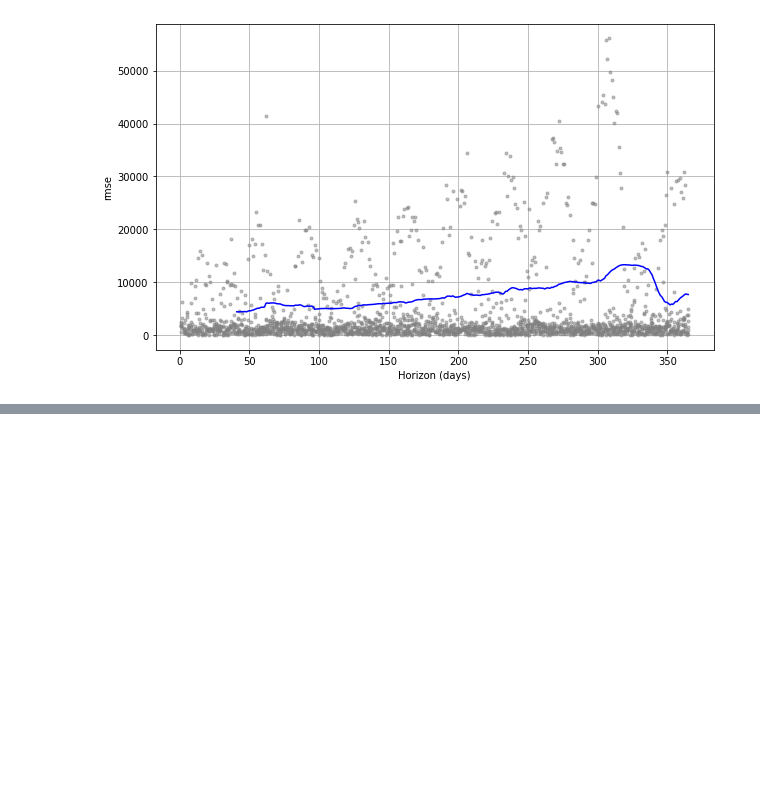
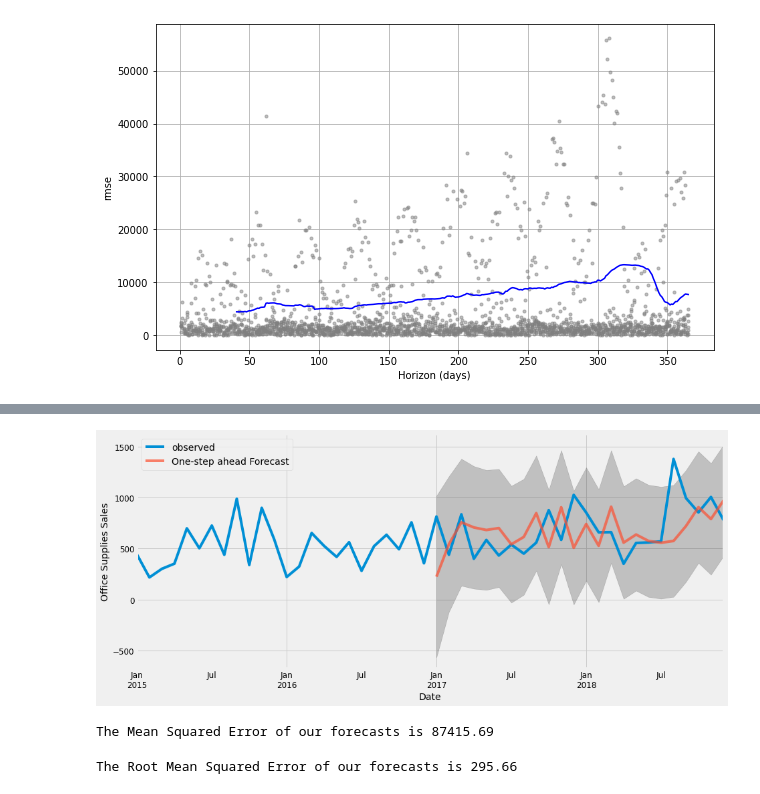
Before and after one commit to Santosh344/RetaildataAnalysis, a Jupyter notebook: prophet.ipynb, the cells around one changed output, grey strips where cells are left out. Cells and saved outputs as stored; diff of their text form; code cells hidden in the pictures; blank space fills up the shorter version.

```diff
--- a/prophet.ipynb
+++ b/prophet.ipynb
@@ -232,0 +384,8 @@ fig = plot_cross_validation_metric(df_cv, metric='rmse')
+# %%
+mod = sm.tsa.statespace.SARIMAX(monthly, order = (1,1,1),
+                               seasonal_order = (1,1,0,12),
+                               enforce_stationarity = False,
+                               enforce_invertibility = False)
+
+results = mod.fit()
+print(results.summary().tables[1])
@@ -232,0 +401,32 @@ fig = plot_cross_validation_metric(df_cv, metric='rmse')
+# %%
+pred = results.get_prediction(start = pd.to_datetime('2017-01-01'), dynamic = False)
+pred_ci = pred.conf_int()
+
+ax = monthly['2014':].plot(label = 'observed')
+pred.predicted_mean.plot(ax = ax, label = 'One-step ahead Forecast', alpha = .7, figsize = (14, 6))
+
+ax.fill_between(pred_ci.index,
+                pred_ci.iloc[:,0],
+                pred_ci.iloc[:,1],
+               color = 'k',
+               alpha = .2)
+
+ax.set_xlabel('Date')
+ax.set_ylabel('Office Supplies Sales')
+plt.legend()
+plt.show()
+# %% [output]
+[figure, added]
+# %%
+monthly_forecasted = pred.predicted_mean
+monthly_truth = monthly['2017-01-01':]
+
+mse = ((monthly_forecasted -monthly_truth)**2).mean()
+
+print('The Mean Squared Error of our forecasts is {}'.format(round(mse, 2)))
+# %% [output]
+The Mean Squared Error of our forecasts is 87415.69
+# %%
+print('The Root Mean Squared Error of our forecasts is {}'.format(round(np.sqrt(mse), 2)))
+# %% [output]
+The Root Mean Squared Error of our forecasts is 295.66
```
Also changed, not shown: parts of 18 cells of this notebook.
